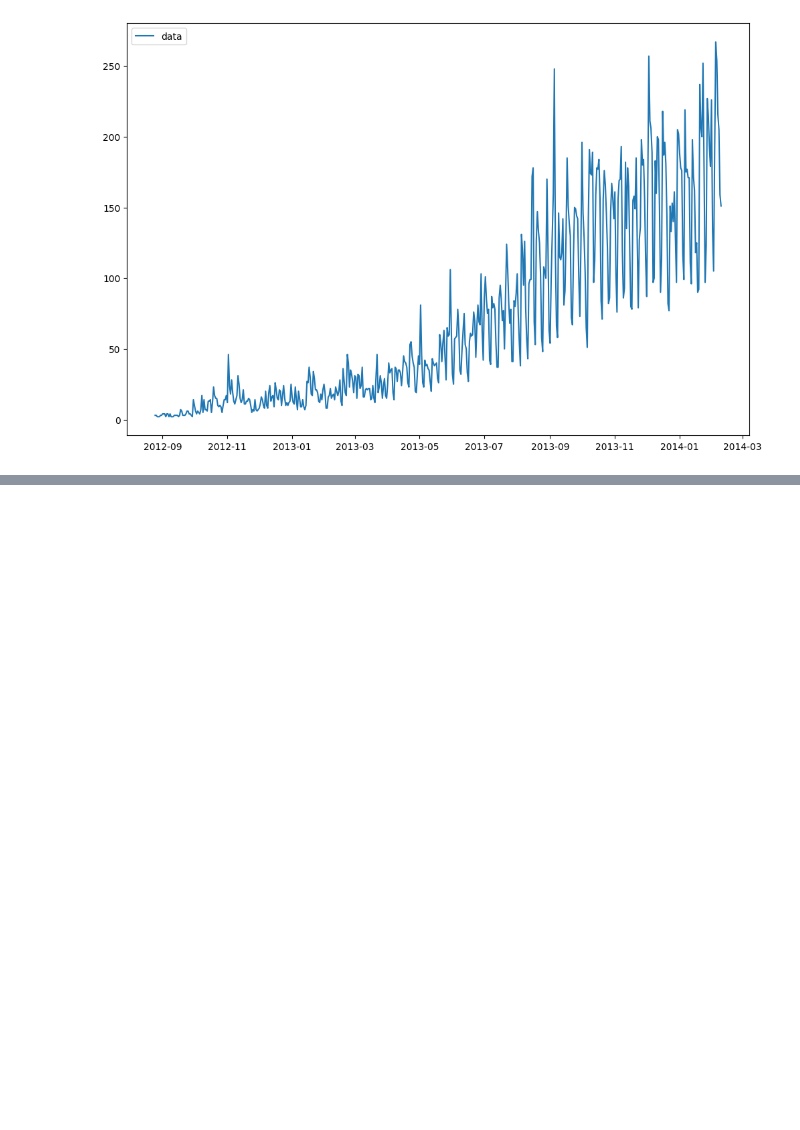
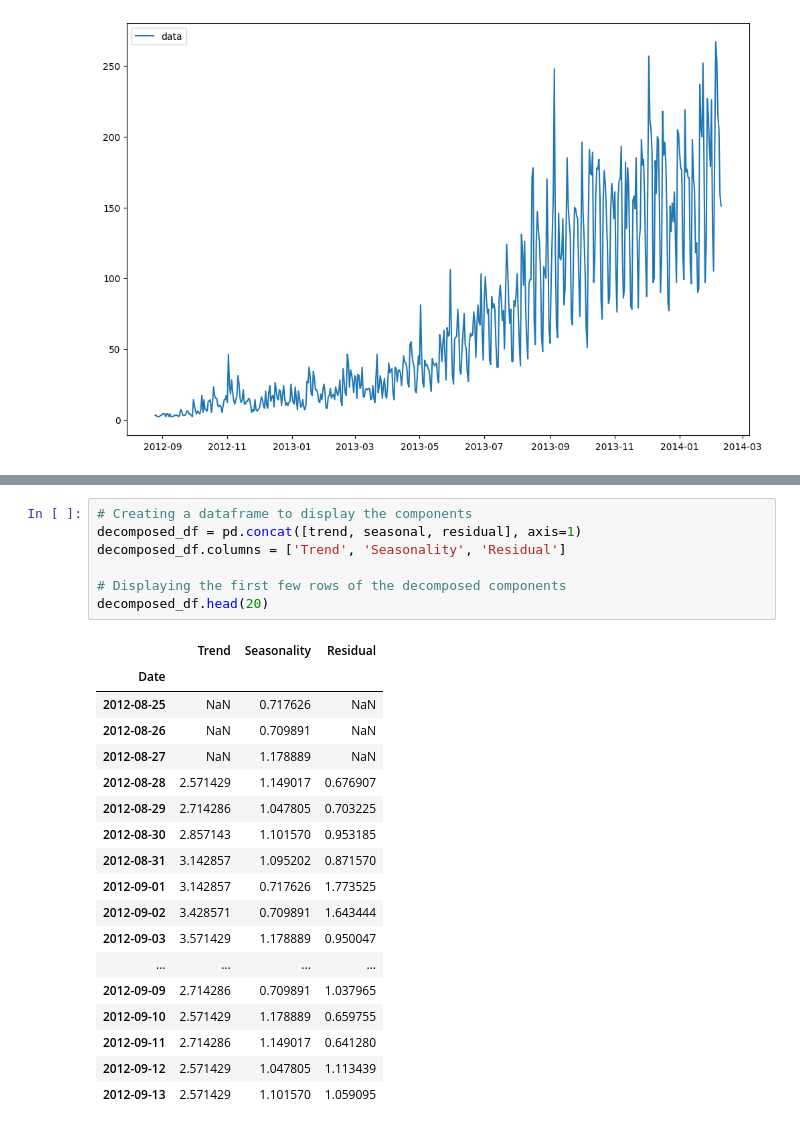
Before and after one commit to prashant9501/AMS2023, a Jupyter notebook: Time Series Analysis/Time Series Analysis.ipynb, the cells around one changed output, grey strips where cells are left out. Drawn from its saved outputs; the diff is of its cells as text; blank space fills up the shorter version.

```diff
--- a/Time Series Analysis/Time Series Analysis.ipynb
+++ b/Time Series Analysis/Time Series Analysis.ipynb
@@ -76,0 +225,26 @@ plt.show()
+# %%
+# Creating a dataframe to display the components
+decomposed_df = pd.concat([trend, seasonal, residual], axis=1)
+decomposed_df.columns = ['Trend', 'Seasonality', 'Residual']
+
+# Displaying the first few rows of the decomposed components
+decomposed_df.head(20)
+# %% [output]
+|  | Trend | Seasonality | Residual |
+| Date |  |  |  |
+| 2012-08-25 | NaN | 0.717626 | NaN |
+| 2012-08-26 | NaN | 0.709891 | NaN |
+| 2012-08-27 | NaN | 1.178889 | NaN |
+| 2012-08-28 | 2.571429 | 1.149017 | 0.676907 |
+| 2012-08-29 | 2.714286 | 1.047805 | 0.703225 |
+| 2012-08-30 | 2.857143 | 1.101570 | 0.953185 |
+| 2012-08-31 | 3.142857 | 1.095202 | 0.871570 |
+| 2012-09-01 | 3.142857 | 0.717626 | 1.773525 |
+| 2012-09-02 | 3.428571 | 0.709891 | 1.643444 |
+| 2012-09-03 | 3.571429 | 1.178889 | 0.950047 |
+| ... | ... | ... | ... |
+| 2012-09-09 | 2.714286 | 0.709891 | 1.037965 |
+| 2012-09-10 | 2.571429 | 1.178889 | 0.659755 |
+| 2012-09-11 | 2.714286 | 1.149017 | 0.641280 |
+| 2012-09-12 | 2.571429 | 1.047805 | 1.113439 |
+| 2012-09-13 | 2.571429 | 1.101570 | 1.059095 |
```
Also changed, not shown: parts of 23 cells of this notebook, 4 other files.
